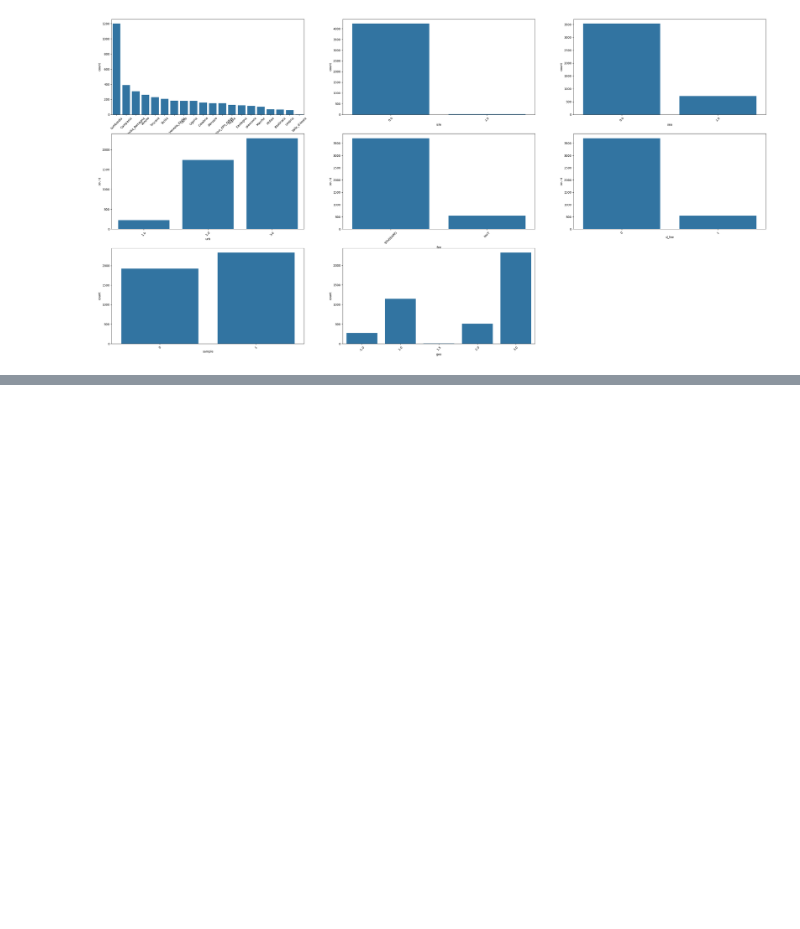
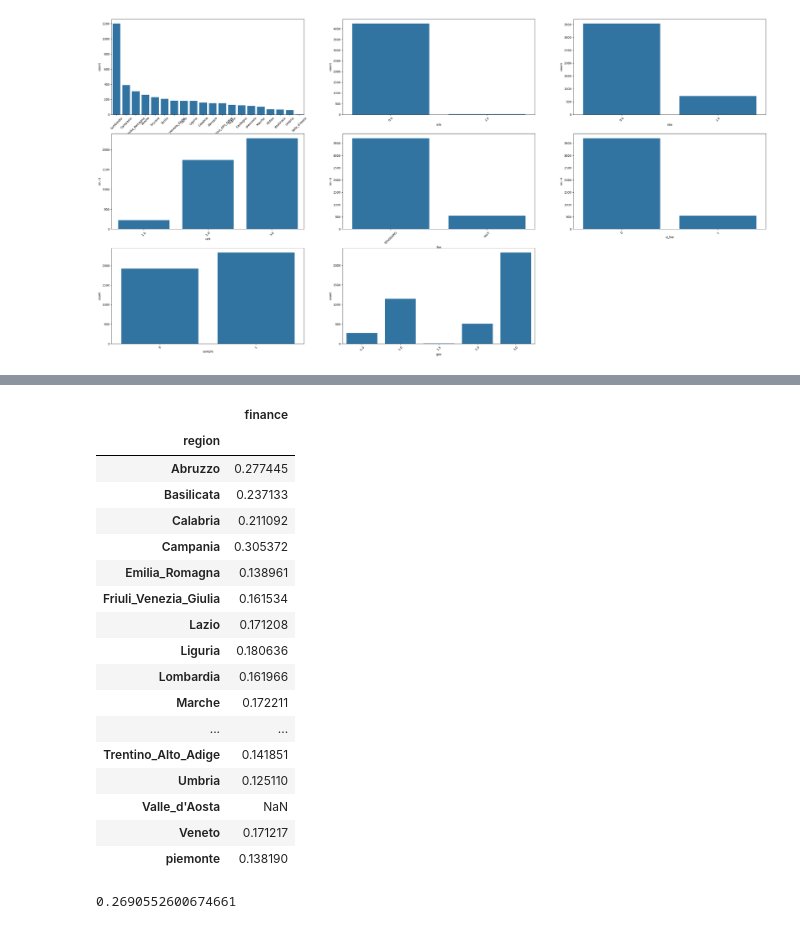
Before and after one commit to Gourav052003/Machine-Learning-Solutions-for-Predicting-Municipal-Waste-Costs-and-Sustainable-Resource-Management, a Jupyter notebook: Impact Analysis/Revenue Prediction.ipynb, the cells around one changed output, grey strips where cells are left out. Saved outputs shown, nothing was run; the diff lists cells and outputs as text; code cells hidden in the pictures; blank space fills up the shorter version.

```diff
--- a/Impact Analysis/Revenue Prediction.ipynb
+++ b/Impact Analysis/Revenue Prediction.ipynb
@@ -399,0 +423,25 @@ for idx,col in enumerate(categorical_columns):
+# %%
+WASTE_GENERATION_df[['region','finance']].groupby('region').var()
+# %% [output]
+|  | finance |
+| region |  |
+| Abruzzo | 0.277445 |
+| Basilicata | 0.237133 |
+| Calabria | 0.211092 |
+| Campania | 0.305372 |
+| Emilia_Romagna | 0.138961 |
+| Friuli_Venezia_Giulia | 0.161534 |
+| Lazio | 0.171208 |
+| Liguria | 0.180636 |
+| Lombardia | 0.161966 |
+| Marche | 0.172211 |
+| ... | ... |
+| Trentino_Alto_Adige | 0.141851 |
+| Umbria | 0.125110 |
+| Valle_d'Aosta | NaN |
+| Veneto | 0.171217 |
+| piemonte | 0.138190 |
+# %%
+WASTE_GENERATION_df['finance'].var()
+# %% [output]
+0.2690552600674661
```
Also changed, not shown: parts of 6 cells of this notebook.
